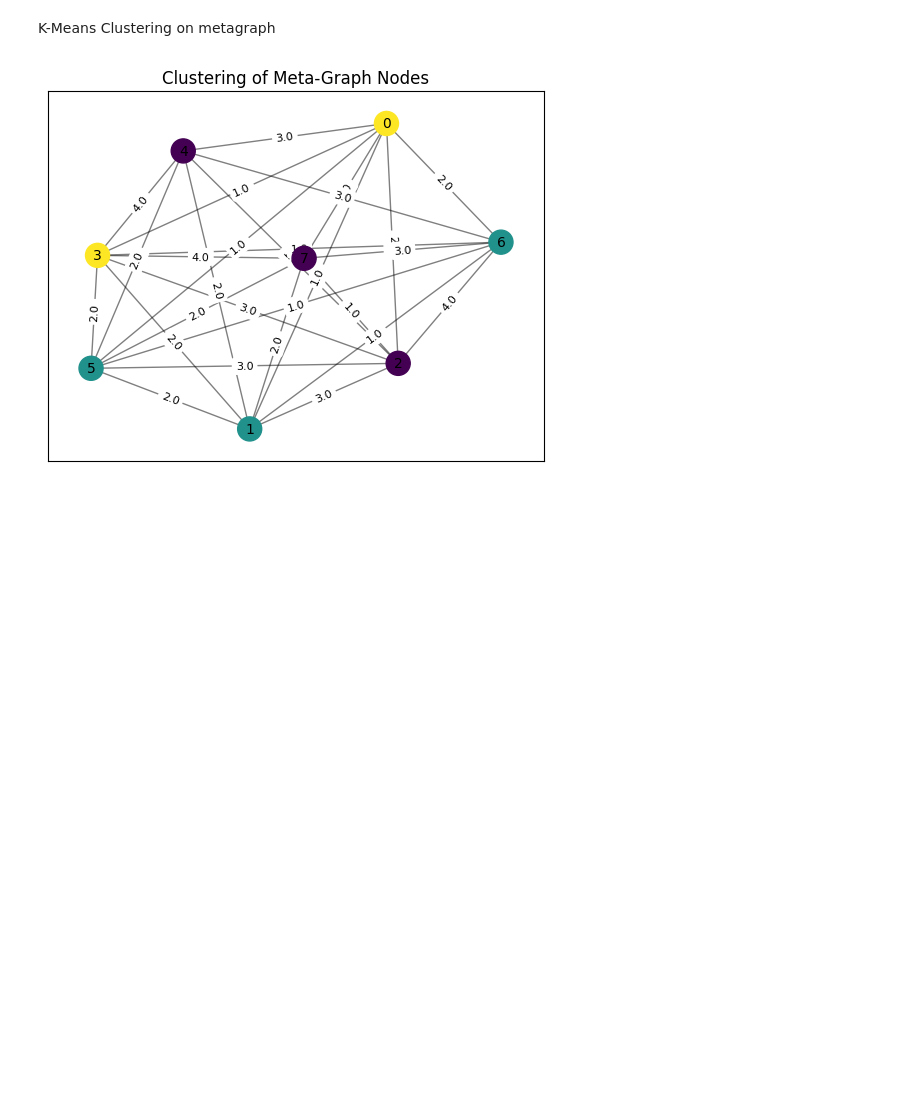
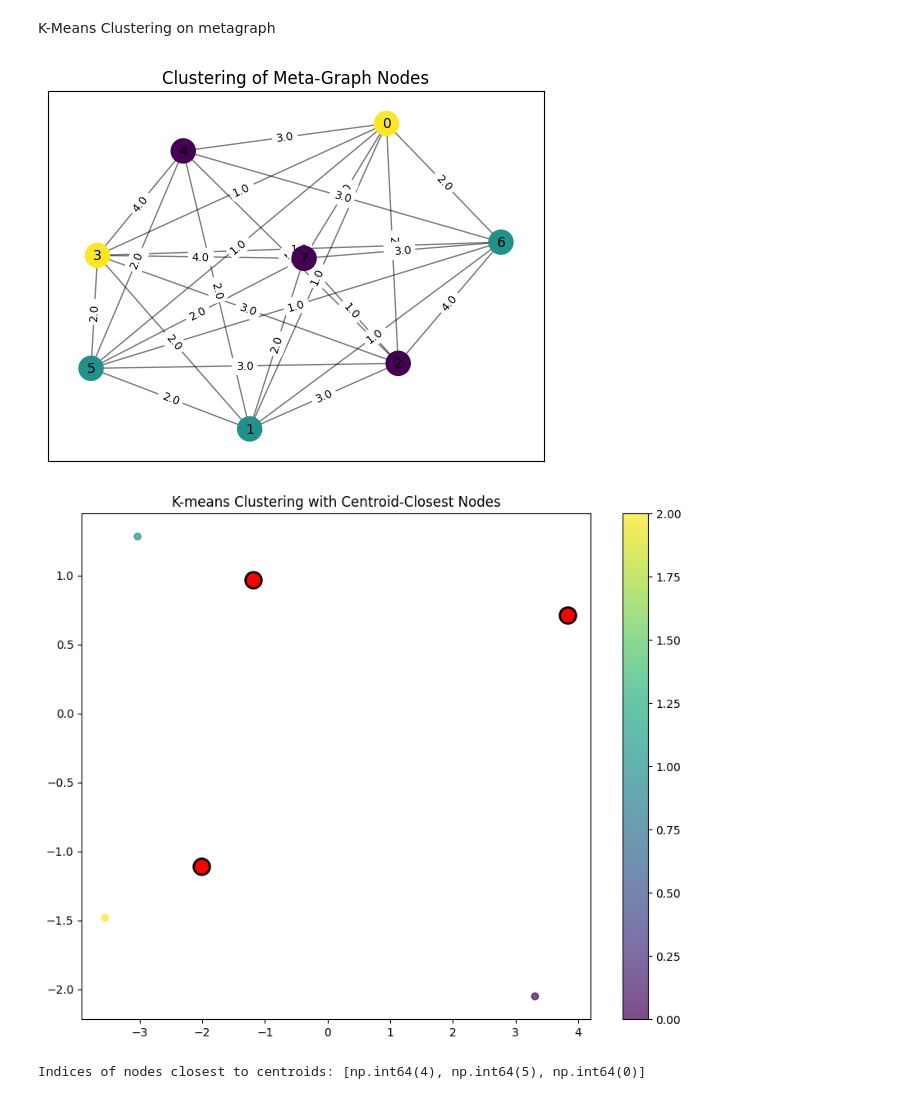
Before and after one commit to huangderful/hrwgnn, a Jupyter notebook: main.ipynb, the cells around one changed output. Saved outputs shown, nothing was run; the diff lists cells and outputs as text; code cells hidden in the pictures; blank space fills up the shorter version.

Commit message:
added more clustering

```diff
--- a/main.ipynb
+++ b/main.ipynb
@@ -579,3 +586,58 @@ plt.title("Clustering of Meta-Graph Nodes")
 plt.show()
 # %% [output]
 [figure]
+# %%
+# Get centroids
+centroids = kmeans.cluster_centers_
+
+# Calculate distances from each point to its cluster centroid
+distances_to_centroids = np.min(
+    np.sqrt(np.sum((reduced_features - centroids[cluster_labels])**2, axis=1))
+)
+
+# Select nodes closest to centroids
+def select_closest_nodes(reduced_features, cluster_labels, centroids, k_per_cluster=1):
+    closest_nodes_per_cluster = []
+
+    for cluster in range(num_clusters):
+        # Get indices of nodes in this cluster
+        cluster_indices = np.where(cluster_labels == cluster)[0]
+
+        # Get centroids for this cluster
+        cluster_centroid = centroids[cluster]
+
+        # Calculate distances of cluster nodes to their centroid
+        cluster_node_features = reduced_features[cluster_indices]
+        distances = np.sqrt(np.sum((cluster_node_features - cluster_centroid)**2, axis=1))
+
+        # Select k closest nodes for this cluster
+        closest_nodes_indices = cluster_indices[np.argsort(distances)[:k_per_cluster]]
+        closest_nodes_per_cluster.extend(closest_nodes_indices)
+
+    return closest_nodes_per_cluster
+
+# Get closest nodes (1 per cluster by default)
+closest_nodes = select_closest_nodes(reduced_features, cluster_labels, centroids)
+
+# Visualization with highlighted closest nodes
+plt.figure(figsize=(10, 8))
+scatter = plt.scatter(reduced_features[:, 0], reduced_features[:, 1],
+                      c=cluster_labels, cmap='viridis', alpha=0.7)
+
+# Highlight closest nodes
+plt.scatter(reduced_features[closest_nodes, 0],
+            reduced_features[closest_nodes, 1],
+            color='red',
+            s=200,
+            edgecolors='black',
+            linewidth=2)
+
+plt.title("K-means Clustering with Centroid-Closest Nodes")
+plt.colorbar(scatter)
+plt.show()
+
+# Print or use the closest nodes indices
+print("Indices of nodes closest to centroids:", closest_nodes)
+# %% [output]
+[figure, added]
+Indices of nodes closest to centroids: [np.int64(4), np.int64(5), np.int64(0)]
```
Also changed, not shown: parts of 17 cells of this notebook.
